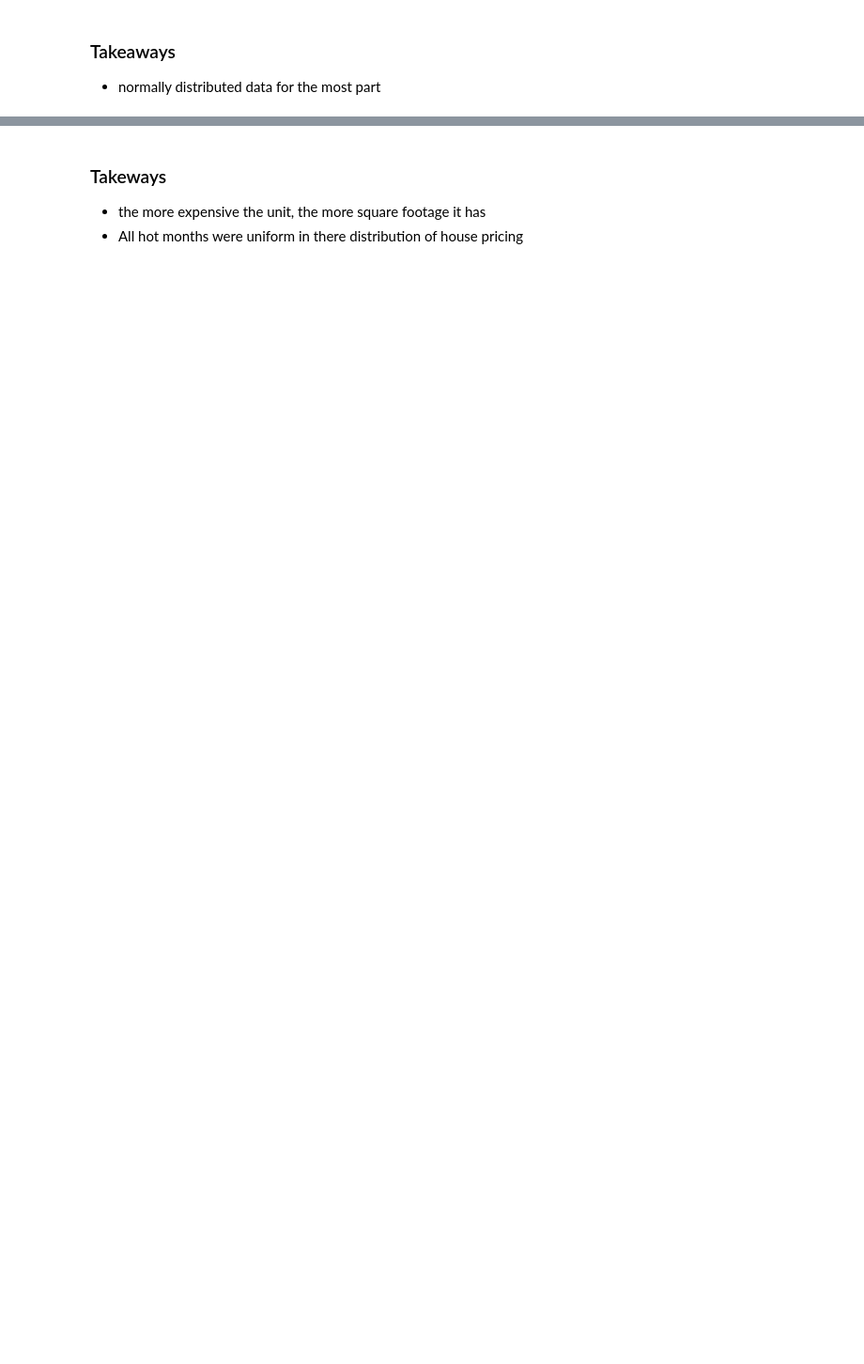
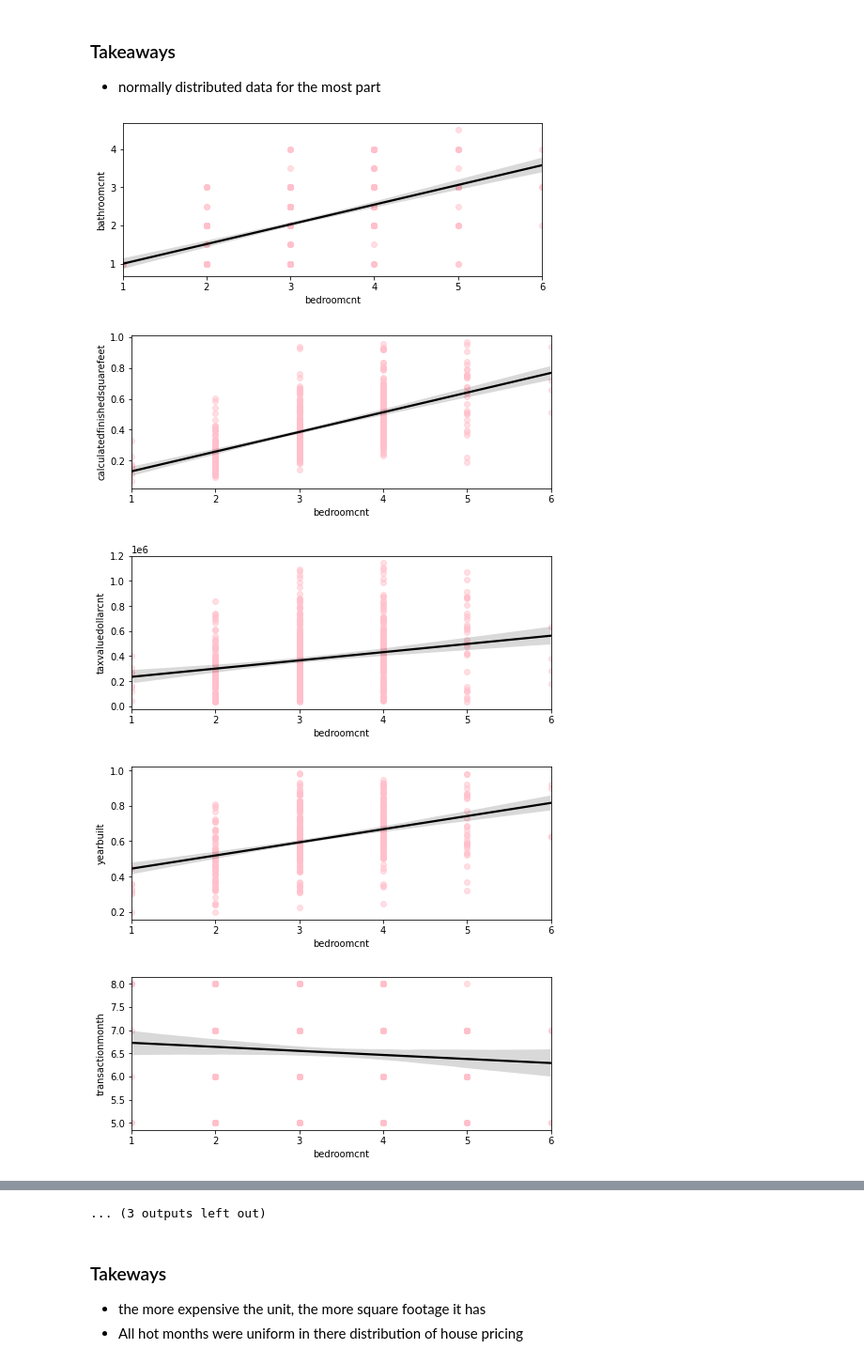
Before and after one commit to carterrxavier/Zillow-Regression-Project, a Jupyter notebook: Final_Notebook.ipynb, the cells around one changed output, grey strips where cells are left out. Shown at 94% size. Cells and saved outputs as stored; diff of their text form; code cells hidden in the pictures; blank space fills up the shorter version.

```diff
--- a/Final_Notebook.ipynb
+++ b/Final_Notebook.ipynb
@@ -166,4 +172,10 @@ train_scaled[:1]
 ### Takeaways
 - normally distributed data for the most part
 # %%
-#Explore.plot_variable_pairs(train_scaled.drop(columns=['parcelid',6059.0, 6111.0,'regionidzip']).sample(500), 2)
+Explore.plot_variable_pairs(train_scaled.drop(columns=['parcelid',6059.0, 6111.0,'regionidzip']).sample(500), 2)
+# %% [output]
+[figure, added]
+[figure, added]
+[figure, added]
+[figure, added]
+[figure, added]
@@ -170,3 +189,4 @@ train_scaled[:1]
+... (3 outputs left out)
 # %% [markdown]
 ### Takeways
 - the more expensive the unit, the more square footage it has
```
Also changed, not shown: parts of 4 cells of this notebook, 9 other files.
